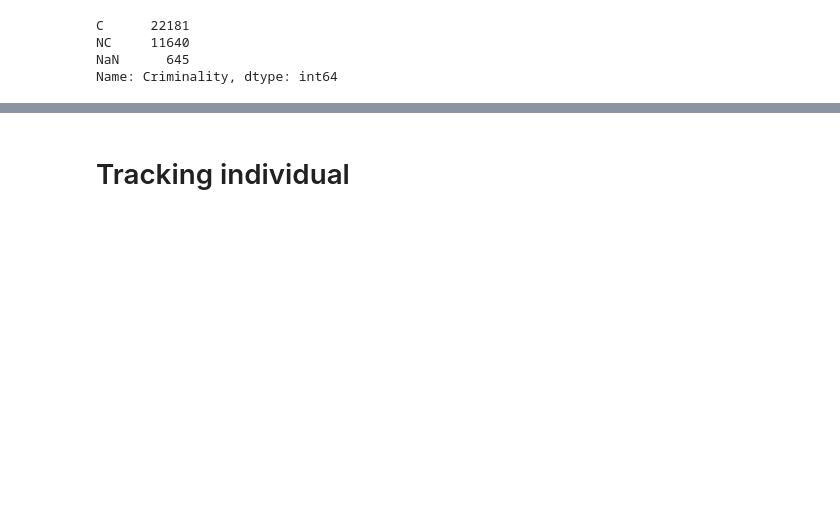
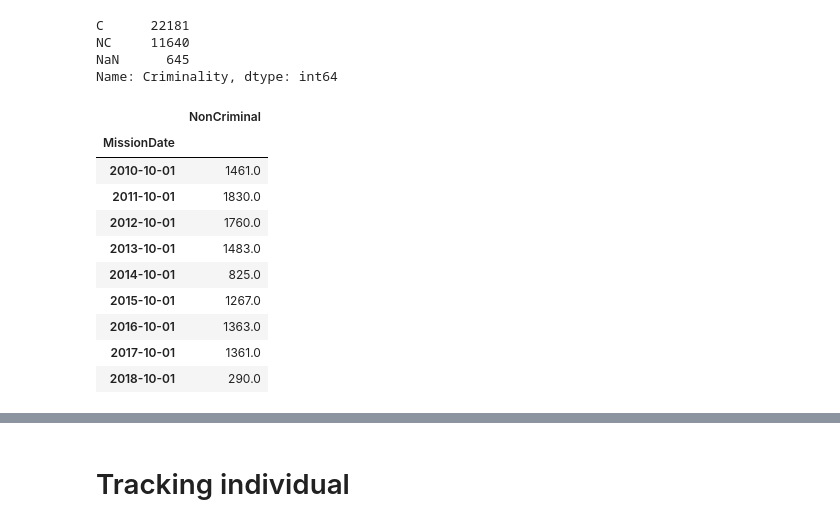
Before and after one commit to UWCHR/ice-air, a Jupyter notebook: analyze/note/analyze.ipynb, the cells around one changed output, grey strips where cells are left out. Cells and saved outputs as stored; diff of their text form; code cells hidden in the pictures; blank space fills up the shorter version.

```diff
--- a/analyze/note/analyze.ipynb
+++ b/analyze/note/analyze.ipynb
@@ -294,3 +295,17 @@ annual_non_criminal = pickup_df[['NonCriminal']].resample('AS').sum()
+# %%
+annual_non_criminal
+# %% [output]
+|  | NonCriminal |
+| MissionDate |  |
+| 2010-10-01 | 1461.0 |
+| 2011-10-01 | 1830.0 |
+| 2012-10-01 | 1760.0 |
+| 2013-10-01 | 1483.0 |
+| 2014-10-01 | 825.0 |
+| 2015-10-01 | 1267.0 |
+| 2016-10-01 | 1363.0 |
+| 2017-10-01 | 1361.0 |
+| 2018-10-01 | 290.0 |
 # %%
 annual_non_criminal['total'] = annual_pickups
 annual_non_criminal['percent'] = annual_non_criminal['NonCriminal']/annual_pickups*100
```
Also changed, not shown: parts of 50 cells of this notebook.
